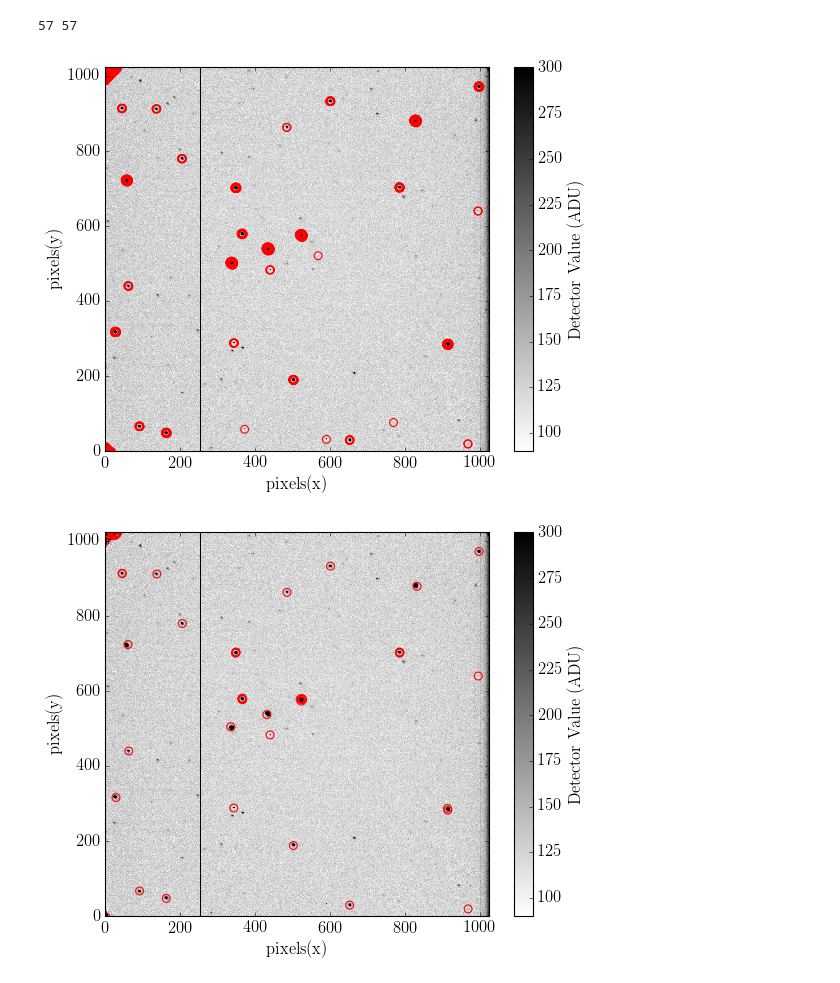
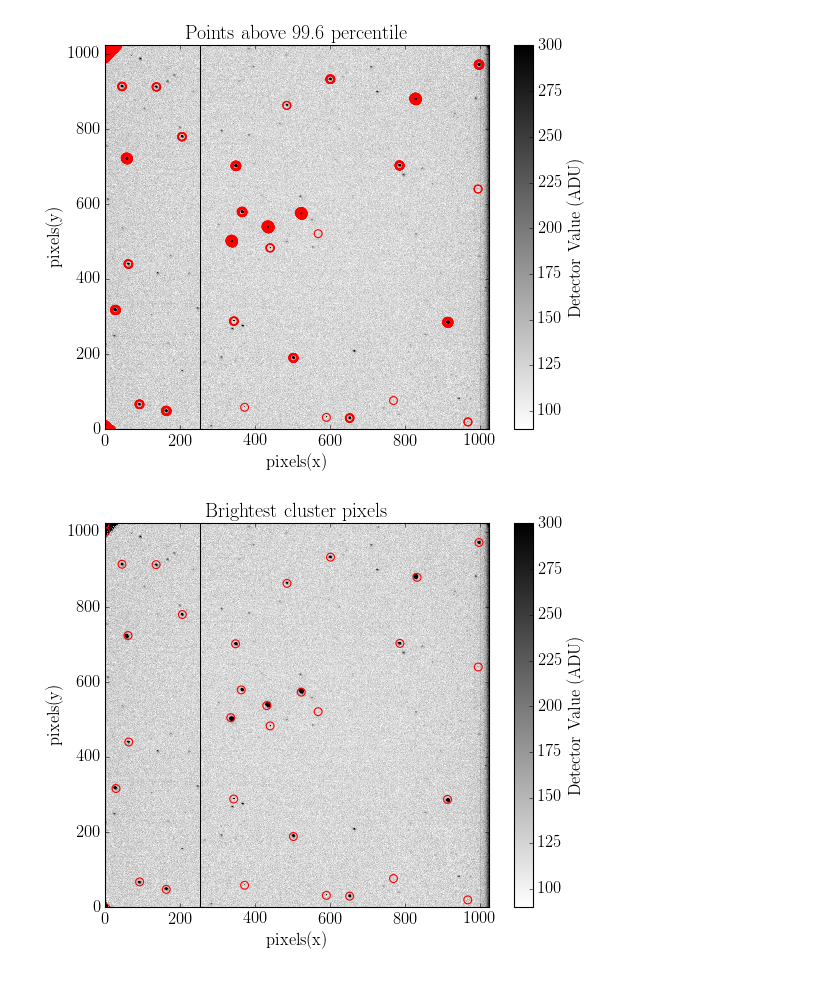
Before and after one commit to jbirky/AsteroidAstrometry, a Jupyter notebook: positions.ipynb, the cells around one changed output. Drawn from its saved outputs; the diff is of its cells as text; code cells hidden in the pictures.

```diff
--- a/positions.ipynb
+++ b/positions.ipynb
@@ -19,10 +19,13 @@ else: rc('text', usetex=False)
 
 from bsub import bsub
 # %%
-def reduce(dataf, flatf):
+def reduce(**kwargs):
     """
     Bias-subtract and normalize science images.
     """
+    dataf = kwargs.get('dataf')
+    flatf = kwargs.get('flatf')
+
     flat = fits.getdata(flatf)
     dat = fits.getdata(dataf)
     hdr = fits.getheader(dataf)
@@ -59,6 +62,8 @@ def plotImg(arr, **kwargs):
     plt.ylabel('pixels(y)')
     plt.xlim(0, dim[0])
     plt.ylim(0, dim[1])
+    if 'title' in kwargs:
+        plt.title(kwargs.get('title'))
     if 'save' in kwargs:
         plt.savefig(kwargs.get('save'))
     plt.show()
@@ -67,8 +72,8 @@ def findStar(red, **kwargs):
     """
     Find all points in a 2D image with ADU counts above a percentile threshold.
     """
-    percentile = kwargs.get('percentile', 99)
-    cut = np.percentile(red.flatten(), percentile)
+    perc = kwargs.get('perc', 99)
+    cut = np.percentile(red.flatten(), perc)
 
     pts = []
     for row in range(red.shape[0]):
@@ -177,24 +153,17 @@ array([array([[ 0,  0],
 # %%
-red = reduce('data/demo/d159.fits', 'data/demo/d121.fits')
+red = reduce(dataf='data/demo/d159.fits', flatf='data/demo/d121.fits')
 # %%
-star_pts = findStar(red, percentile=99.6)
+perc=99.6
+star_pts = findStar(red, perc=perc)
 
 bad_col = [255, 256] + list(np.arange(1000,1025))
 ptlist = removePixels(star_pts, cols=bad_col)
 
-clusters1 = clusterPoints(ptlist, radius=5)
-peaks1 = findClusterMax(red, clusters1)
-print(len(clusters1), len(peaks1))
+clusters = clusterPoints(ptlist, radius=5)
+peak_pixels = findClusterMax(red, clusters)
 
-# clusters2 = clusterPoints(peaks1, radius=5)
-# peaks2 = findClusterMax(red, clusters2)
-
-# len(peaks1), len(peaks2)
-
-plotImg(red, pts=ptlist.T, rng=[90,300])
-plotImg(red, pts=peaks1.T, rng=[90,300])
-# plotImg(red, pts=peaks2.T, rng=[90,300])
+plotImg(red, pts=ptlist.T, rng=[90,300], title='Points above %s percentile'%(perc))
+plotImg(red, pts=peak_pixels.T, rng=[90,300], title='Brightest cluster pixels')
 # %% [output]
-57 57
-[figure, old version]
+[figure, new version]
-[figure, old version]
+[figure, new version]
```
Also changed, not shown: parts of 5 cells of this notebook.
